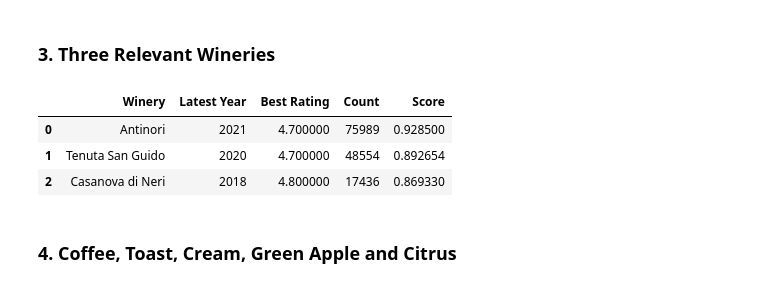
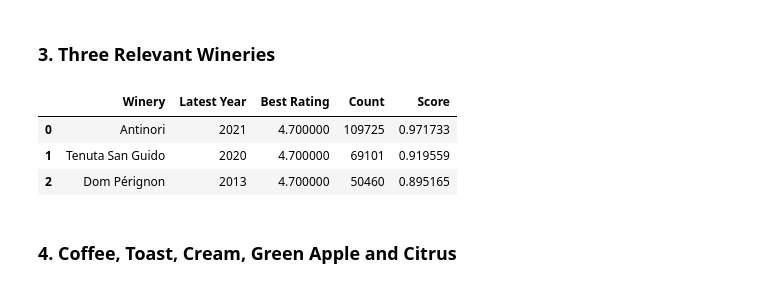
Before and after one commit to Huraqan/wiwino, a Jupyter notebook: analysis.ipynb, the cells around one changed output. Saved outputs shown, nothing was run; the diff lists cells and outputs as text; code cells hidden in the pictures.

```diff
--- a/analysis.ipynb
+++ b/analysis.ipynb
@@ -254,42 +254,41 @@ WITH temp2 AS (
             LEFT JOIN vintage_toplists_rankings AS vtr ON vtr.vintage_id = vintages.id
         WHERE
             vintages.year != 'N.V.'
-            AND vintages.year > 2010
             AND Ratings != 0
     )
     SELECT
         SUBSTR(Vintage, 1, LENGTH(Vintage) - LENGTH(Wine) - 6) AS Winery,
         MAX(Year) AS LatestYear,
         MAX(Ratings) AS Ratings,
         SUM(Count) AS Count
     FROM temp
     GROUP BY
         Winery
     ORDER BY
         Count DESC
 )
 SELECT
     Winery,
     LatestYear AS 'Latest Year',
     Ratings AS 'Best Rating',
     Count,
     Ratings * LOG(Count * 0.000001 + 1.5) AS Score
 FROM
     temp2
 ORDER BY
     Score DESC
 LIMIT 3
 """
 
 df = pd.read_sql_query(q, connection)
 side_by_side({
     "": df
 })
 # %% [output]
 |  | Winery | Latest Year | Best Rating | Count | Score |
-| 0 | Antinori | 2021 | 4.700000 | 75989 | 0.928500 |
-| 1 | Tenuta San Guido | 2020 | 4.700000 | 48554 | 0.892654 |
-| 2 | Casanova di Neri | 2018 | 4.800000 | 17436 | 0.869330 |
+| 0 | Antinori | 2021 | 4.700000 | 109725 | 0.971733 |
+| 1 | Tenuta San Guido | 2020 | 4.700000 | 69101 | 0.919559 |
+| 2 | Dom Pérignon | 2013 | 4.700000 | 50460 | 0.895165 |
 # %% [markdown]
 ### 4. Coffee, Toast, Cream, Green Apple and Citrus
 # %%
```
